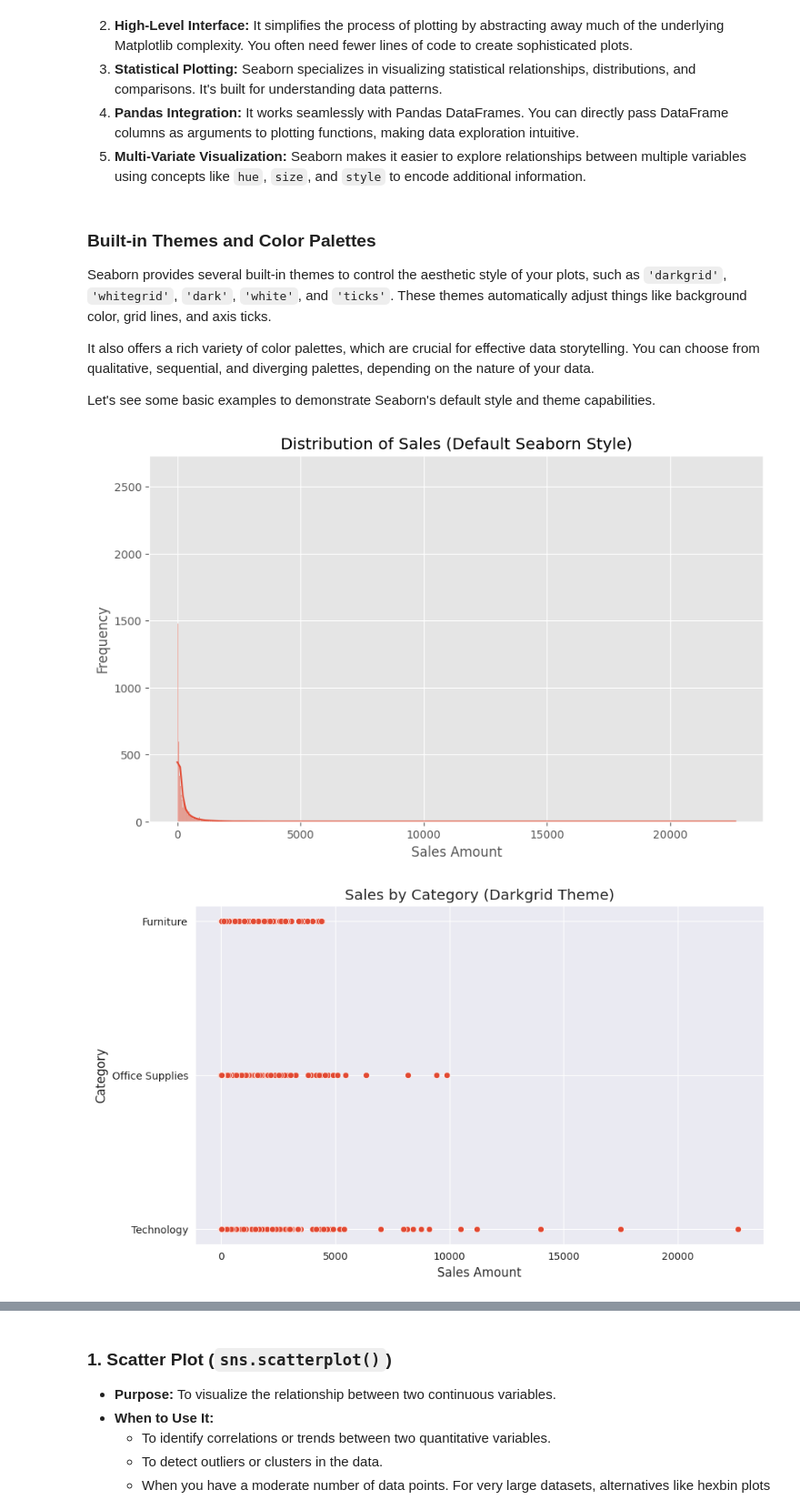
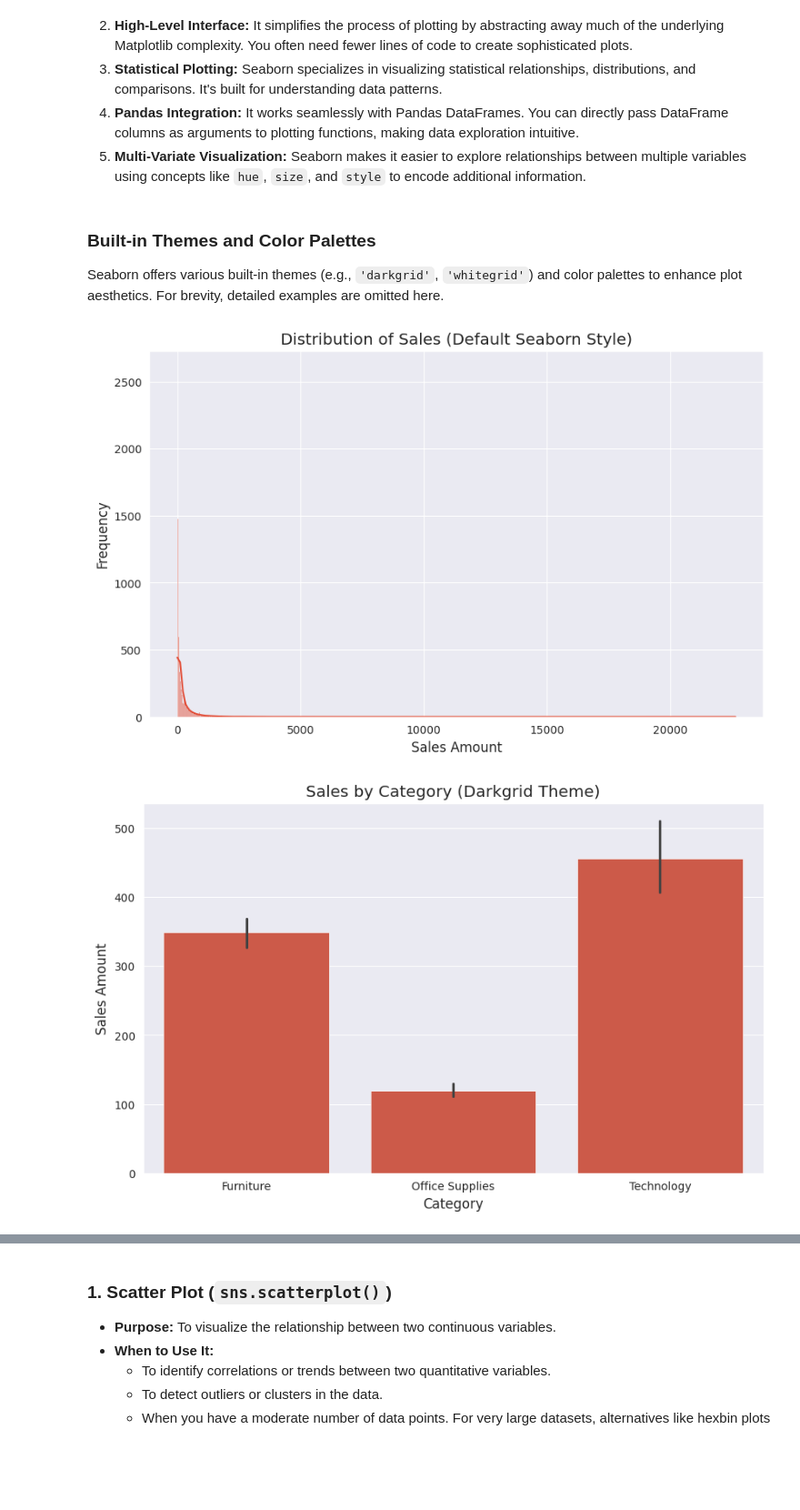
Before and after one commit to Mohamad-Selawy/Python, a Jupyter notebook: Data Analysis/Level 3/Part_2_Visualization_with_Seaborn.ipynb, the cells around one changed output, grey strips where cells are left out. Shown at 91% size. Cells and saved outputs as stored; diff of their text form; code cells hidden in the pictures; blank space fills up the shorter version.

```diff
--- a/Data Analysis/Level 3/Part_2_Visualization_with_Seaborn.ipynb
+++ b/Data Analysis/Level 3/Part_2_Visualization_with_Seaborn.ipynb
@@ -152,6 +110,7 @@ In essence, Seaborn streamlines the creation of common statistical plots, while
 
 Before diving into visualizations, it's good practice to ensure our data types are correct. We noticed that 'Order Date' and 'Ship Date' are currently `object` types. For any time-based analysis or plotting, these need to be converted to `datetime` objects.
 # %%
+df = df.dropna()
 # Convert 'Order Date' and 'Ship Date' to datetime objects
 df['Order Date'] = pd.to_datetime(df['Order Date'], format='%d/%m/%Y')
 df['Ship Date'] = pd.to_datetime(df['Ship Date'], format='%d/%m/%Y')
@@ -159,10 +118,6 @@ df['Ship Date'] = pd.to_datetime(df['Ship Date'], format='%d/%m/%Y')
 # Verify the conversion
 print("\n--- DataFrame Info after Date Conversion ---")
 df.info()
-
-# Display the first few rows to show updated date format
-print("\n--- First 5 rows with converted dates ---")
-display(df.head())
 # %% [output]
 --- DataFrame Info after Date Conversion ---
 <class 'pandas.core.frame.DataFrame'>
@@ -201,49 +156,45 @@ Now that our data is ready, let's explore Seaborn! As we discussed, Seaborn is a
 3.  **Statistical Plotting:** Seaborn specializes in visualizing statistical relationships, distributions, and comparisons. It's built for understanding data patterns.
 4.  **Pandas Integration:** It works seamlessly with Pandas DataFrames. You can directly pass DataFrame columns as arguments to plotting functions, making data exploration intuitive.
 5.  **Multi-Variate Visualization:** Seaborn makes it easier to explore relationships between multiple variables using concepts like `hue`, `size`, and `style` to encode additional information.
-# %% [markdown]
-### Built-in Themes and Color Palettes
-
-Seaborn provides several built-in themes to control the aesthetic style of your plots, such as `'darkgrid'`, `'whitegrid'`, `'dark'`, `'white'`, and `'ticks'`. These themes automatically adjust things like background color, grid lines, and axis ticks.
-
-It also offers a rich variety of color palettes, which are crucial for effective data storytelling. You can choose from qualitative, sequential, and diverging palettes, depending on the nature of your data.
-
-Let's see some basic examples to demonstrate Seaborn's default style and theme capabilities.
+# %% [markdown]
+### Built-in Themes and Color Palettes
+
+Seaborn offers various built-in themes (e.g., `'darkgrid'`, `'whitegrid'`) and color palettes to enhance plot aesthetics. For brevity, detailed examples are omitted here.
 # %%
 # Example 1: Demonstrate default Seaborn style with a simple distribution plot
 # We'll use the 'Sales' column to see its distribution.
 
 plt.figure(figsize=(10, 6))
 sns.histplot(data=df, x='Sales', kde=True) # kde=True adds a Kernel Density Estimate line
 plt.title('Distribution of Sales (Default Seaborn Style)')
 plt.xlabel('Sales Amount')
 plt.ylabel('Frequency')
 plt.show()
 
 # Interpretation:
 # This histogram shows the frequency of different sales amounts. The KDE curve helps to visualize the shape of the distribution.
 # We can observe that most sales are concentrated at lower values, with a long tail extending to higher sales amounts, indicating a skewed distribution.
 
 # Business Insight:
 # This highly skewed distribution suggests that a large portion of our sales come from many smaller transactions, while a few transactions contribute significantly higher sales. This insight is crucial for sales strategies, marketing, and inventory management, as different approaches might be needed for low-value vs. high-value transactions.
 
 
 # Example 2: Changing Seaborn theme
 # Let's try another theme like 'darkgrid'
 
 sns.set_style('darkgrid') # Set the theme to 'darkgrid'
 plt.figure(figsize=(10, 6))
-sns.scatterplot(data=df, x='Sales', y='Category') # A simple scatter plot to show categories vs sales
+sns.barplot(data=df, x='Category', y='Sales') # A bar plot to show sales by categories
 plt.title('Sales by Category (Darkgrid Theme)')
-plt.xlabel('Sales Amount')
-plt.ylabel('Category')
+plt.xlabel('Category')
+plt.ylabel('Sales Amount')
 plt.show()
 
 # Interpretation:
-# This scatter plot displays individual sales values for each product category. By changing the style to 'darkgrid', the visual appearance of the plot has changed, particularly the background and gridlines.
+# This bar plot displays the average sales values for each product category. By changing the style to 'darkgrid', the visual appearance of the plot has changed, particularly the background and gridlines.
 
 # Business Insight:
 # While the specific insights from this plot would require more in-depth analysis (which we'll do later), this example primarily showcases how easy it is to change the overall aesthetic of your plots using Seaborn's `set_style()` function, giving them a different professional look instantly.
 # %% [output]
 [figure]
-[figure, old version]
+[figure, new version]
```
Also changed, not shown: parts of 31 cells of this notebook.
